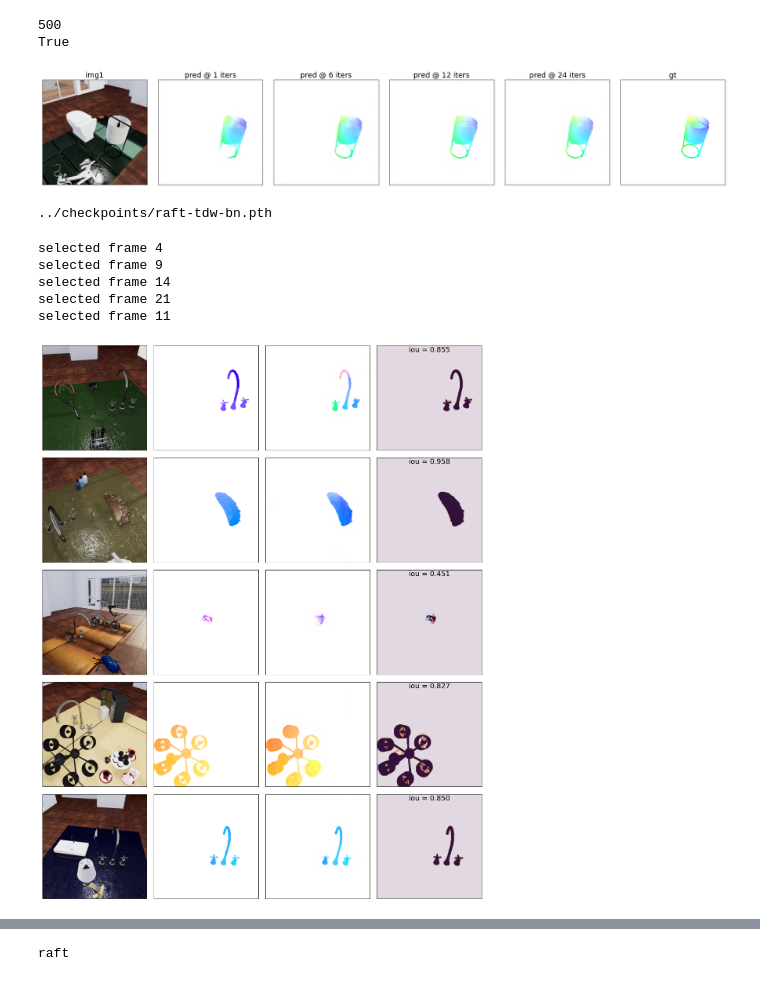
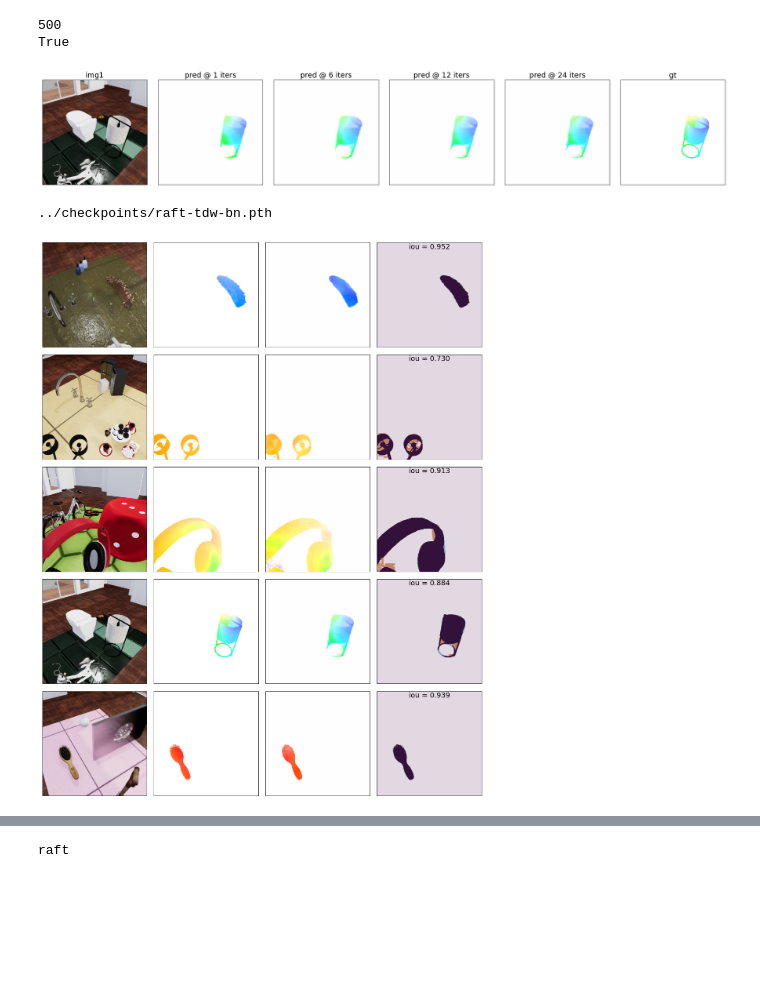
Before and after one commit to neuroailab/RAFT, a Jupyter notebook: notebooks/TDW_dataloading_020522.ipynb, the cells around one changed output, grey strips where cells are left out. Cells and saved outputs as stored; diff of their text form; code cells hidden in the pictures; blank space fills up the shorter version.

Commit message:
eval some models trained on various datasets/frames

```diff
--- a/notebooks/TDW_dataloading_020522.ipynb
+++ b/notebooks/TDW_dataloading_020522.ipynb
@@ -80,5 +93,5 @@ ls ../checkpoints/raft-tdw-long.pth
 # %%
-load_path = '../checkpoints/raft-tdw-bn.pth'
+load_path = '../checkpoints/70000_raft-tdw-bn-allframes.pth'
 # load_path = '../models/raft-sintel.pth'
 net.load_state_dict(torch.load(load_path), strict=False)
 # %% [output]
@@ -98,7 +111,7 @@ tdw_dataset = raft_datasets.TdwFlowDataset(
     filepattern="*",
     test_filepattern="0*[0-4]",
     min_start_frame=5,
-    max_start_frame=None,
+    max_start_frame=5,
     scale_to_pixels=True,
     get_gt_flow=True,
 )
@@ -139,7 +152,7 @@ def viz_raft_prediction(model, dataset, ex=0, iters=[1,12,24]):
 # %%
 viz_raft_prediction(net, tdw_dataset, ex=41, iters=[1,6,12,24])
 # %% [output]
-[figure, old version]
+[figure, new version]
 # %%
 def normalize(img):
     return 2.0 * (img / 255.) - 1.0
@@ -271,13 +284,8 @@ print(load_path)
 ../checkpoints/raft-tdw-bn.pth
 # %%
 tdw_dataset.is_test = False
-visualize_error_maps(net, tdw_dataset, examples=range(5), thresh=0.5)
+visualize_error_maps(net, tdw_dataset, examples=[1,3,11,41,80], thresh=4)
 # %% [output]
-selected frame 4
-selected frame 9
-selected frame 14
-selected frame 21
-selected frame 11
-[figure, old version]
+[figure, new version]
 # %%
 tdw_dataset.is_test = True
```
Also changed, not shown: parts of 4 cells of this notebook, 2 other files.
